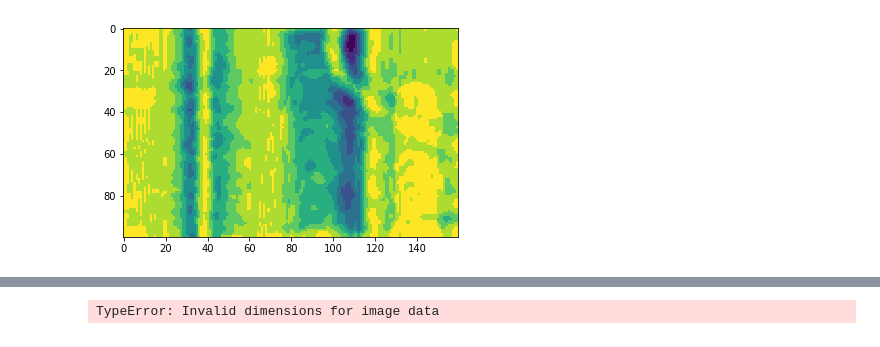
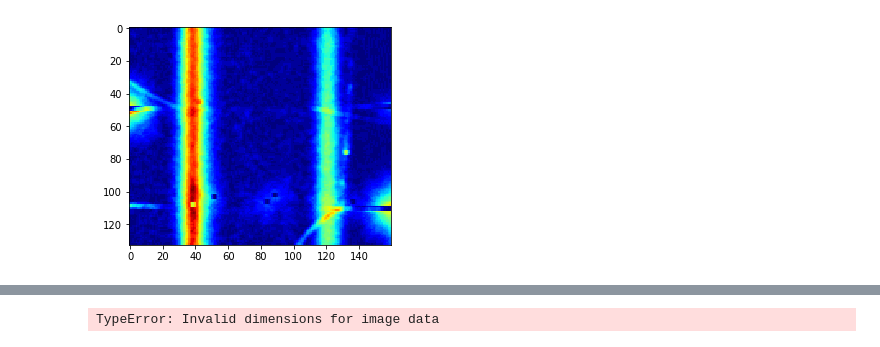
Before and after one commit to savilova/lab-xrda, a Jupyter notebook: Graphs.ipynb, the cells around one changed output, grey strips where cells are left out. Saved outputs shown, nothing was run; the diff lists cells and outputs as text; code cells hidden in the pictures.

Commit message:
added some successful rolling-ball

```diff
--- a/Graphs.ipynb
+++ b/Graphs.ipynb
@@ -63,9 +73,9 @@ plt.imsave('narrow.png', narrow_scan)
 import cv2
 from cv2_rolling_ball import subtract_background_rolling_ball
 
-img = cv2.imread(f'narrow.png', 0)
-blur = cv2.bilateralFilter(img,10,35,35)
+original = cv2.imread(f'clean.png', 0)
+#blur = cv2.bilateralFilter(img,10,35,35)
 
-plt.imshow(blur)
+plt.imshow(original, cmap = 'jet')
 # %% [output]
 <matplotlib.image.AxesImage at 0x...>
@@ -73,8 +95,8 @@ plt.imshow(blur)
 # %%
-img, background = subtract_background_rolling_ball(blur, 50, light_background=True,
-                                    use_paraboloid=False, do_presmooth=True)
+img, background = subtract_background_rolling_ball(original, 20, light_background=False,
+                                    use_paraboloid=True, do_presmooth=True)
 # %%
-plt.imshow(img)
+plt.imshow(img, cmap = 'jet')
 plt.imsave('rolled.png', img)
 # %% [output]
-[figure, old version]
+[figure, new version]
```
Also changed, not shown: parts of 16 cells of this notebook.
